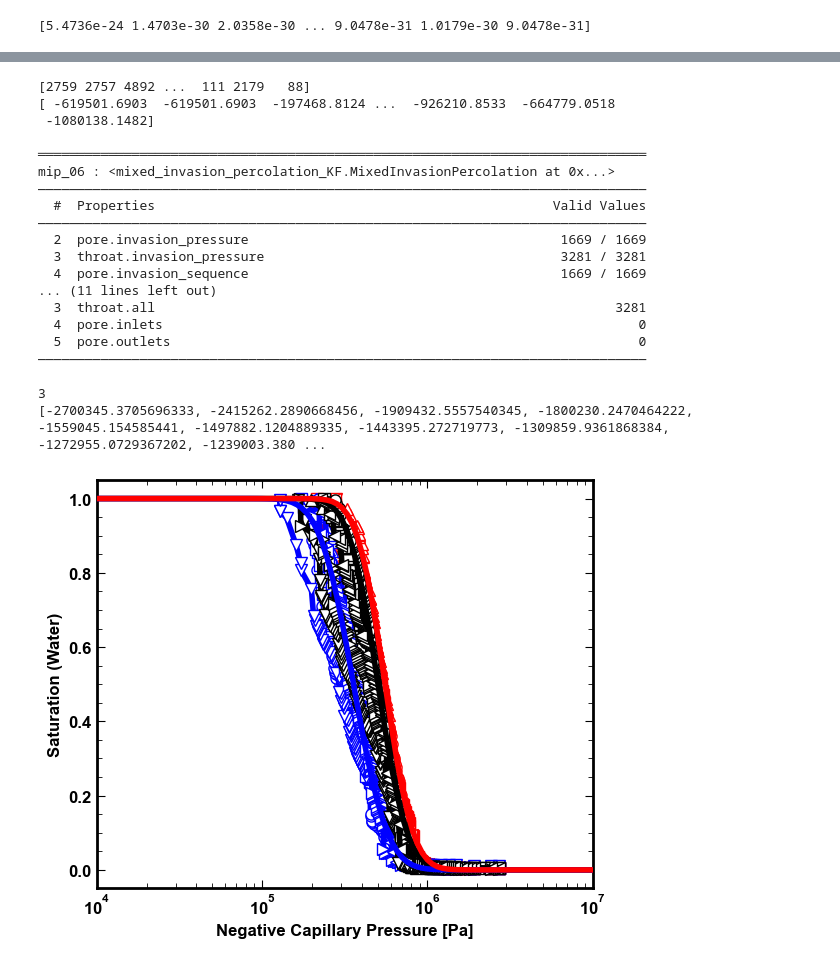
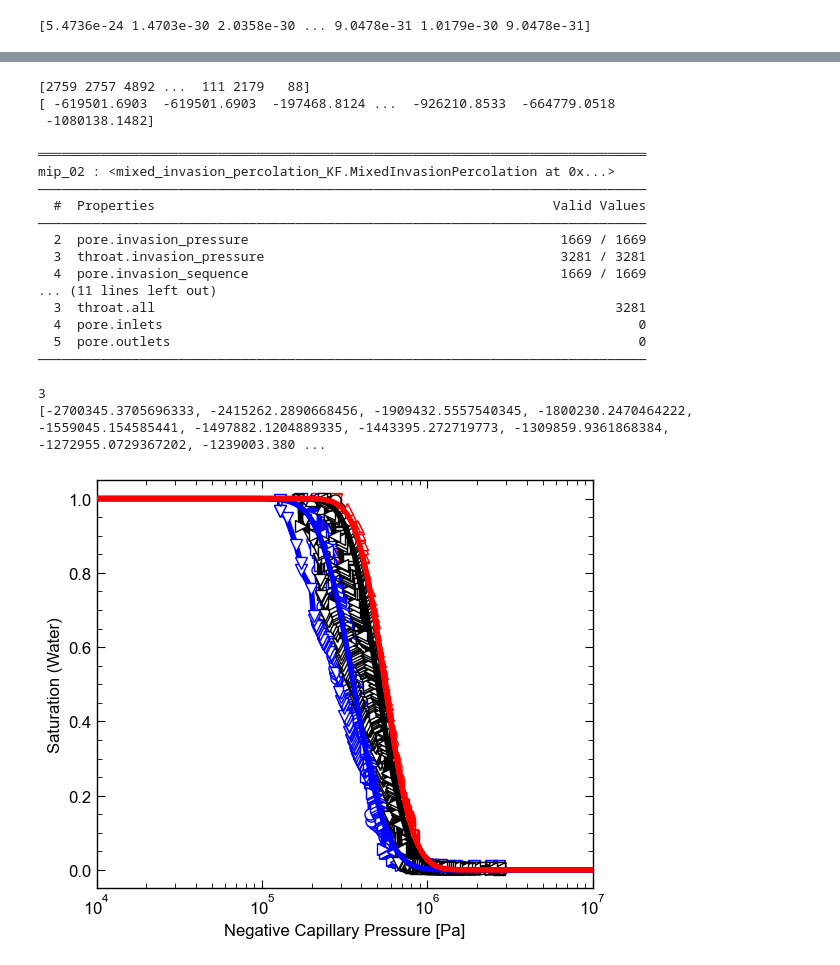
Before and after one commit to karaferner/transport-properties-modeling, a Jupyter notebook: temp_workbook_openpnm35_waterretentioncurve_testing.ipynb, the cells around one changed output, grey strips where cells are left out. Cells and saved outputs as stored; diff of their text form; code cells hidden in the pictures.

```diff
--- a/temp_workbook_openpnm35_waterretentioncurve_testing.ipynb
+++ b/temp_workbook_openpnm35_waterretentioncurve_testing.ipynb
@@ -18,22 +18,24 @@ import pickle
 import seaborn as sns
 # %%
 # Matplotlib plotting controls
-plt.rc('axes', linewidth=2)
-plt.rc('font', weight='bold')
+
 params = {'figure.autolayout': True,
-          'figure.titleweight': 'bold',
-          'font.weight': 'bold',
+          'figure.titleweight': 'normal',
+          'lines.markersize': 8,
+          'lines.markeredgewidth': 1,
+          'lines.linewidth': 2,
+          'font.weight': 'normal',
           'font.size': 14,
           'font.family': 'sans-serif',
           'font.sans-serif': 'Arial',
           'legend.fontsize': 12,
-#           'legend.title_fontsize':10,
+          'legend.title_fontsize':12,
           'figure.figsize': (6, 5),
           'figure.titlesize': 14,
           'axes.labelsize': 12,
-          'axes.labelweight': 'bold',
+          'axes.labelweight': 'normal',
           'axes.titlesize': 14,
-          'axes.linewidth': 2,
+          'axes.linewidth': 1,
           'xtick.labelsize': 12,
           'ytick.labelsize': 12,
           'xtick.direction': 'in',
@@ -55,7 +57,10 @@ params = {'figure.autolayout': True,
           'xtick.minor.size': 3.5,
           'xtick.minor.width': 0.6,
         'xtick.minor.visible':True,
-         'ytick.minor.visible':True}
+         'ytick.minor.visible':True,
+         'savefig.dpi': 1000,
+        #  'text.usetex':False
+         }
 rcParams.update(params)
 # %%
 path = './data/1p2um volumes/'
@@ -422,6 +413,11 @@ shapes = ['^','o', 's']
 for s,sample in enumerate(f_avg):
     ax.plot(x_all[s],1-np.array(f_avg[s]),' ',color=colors[s], marker=shapes[s], markerfacecolor='none')
 
+pcap = np.logspace(4,7,100)*1
+gamma = 0.0626
+theta = 105
+
+rcap = -2*gamma*np.cos(np.deg2rad(theta))/pcap
 
 for i,sample in enumerate(rm):
     rk = rm[i]
@@ -715,7 +697,7 @@ print(MIP[0][0])
  -1080138.1482]
 
 ══════════════════════════════════════════════════════════════════════════════
-mip_06 : <mixed_invasion_percolation_KF.MixedInvasionPercolation at 0x...>
+mip_02 : <mixed_invasion_percolation_KF.MixedInvasionPercolation at 0x...>
 ――――――――――――――――――――――――――――――――――――――――――――――――――――――――――――――――――――――――――――――
   #  Properties                                                   Valid Values
 ――――――――――――――――――――――――――――――――――――――――――――――――――――――――――――――――――――――――――――――
@@ -760,31 +742,37 @@ print(mip_pcs[0][0])
 # %%
 fig, ax = plt.subplots()
 
 line_colors =['k','b','r']
 shapes = ['^','o','s','v','>','<']
 zorders = [100,99,98]
 
 for s,sample in enumerate(mip_pcs):
     for r,region in enumerate(sample):
         # if s==1 and r==4:
         if True:
             # ax.plot(region,1-np.array(perc_sats[s][r]),color = line_colors[s], marker = shapes[r],
             #         markeredgewidth=0.5, markerfacecolor='white',zorder=zorders[s])
             ax.plot(np.array(mip_pcs[s][r])*-1,np.array(mip_sats[s][r]),linewidth=4,color = line_colors[s], marker = shapes[r],
                     markeredgewidth=1,markersize=8, markerfacecolor='white',zorder=zorders[s])
 
+
+pcap = np.logspace(4,7,100)*-1
+gamma = 0.0626
+theta = 75
+
+rcap = -2*gamma*np.cos(np.deg2rad(theta))/pcap
 for i,sample in enumerate(rm):
     rk = rm[i]
     sk = ln_sigma[i]/2
     x = np.log(rcap/rk)/(sk*np.sqrt(2))
     s = 0.5*(1+sp.special.erf(x))
-    ax.plot(pcap*1,s,color=line_colors[i], linewidth=4,zorder=200)
+    ax.plot(pcap*-1,s,color=line_colors[i], linewidth=4,zorder=200)
 
 ax.set_xlabel("Negative Capillary Pressure [Pa]")
 ax.set_ylabel("Saturation (Water)")
 ax.set_xscale('log')
 ax.set_xlim([10**7, 10**4])
 ax.invert_xaxis()
 plt.tick_params(axis='x', which='minor')
 # %% [output]
-[figure, old version]
+[figure, new version]
```
Also changed, not shown: parts of 9 cells of this notebook, 4 other files.
